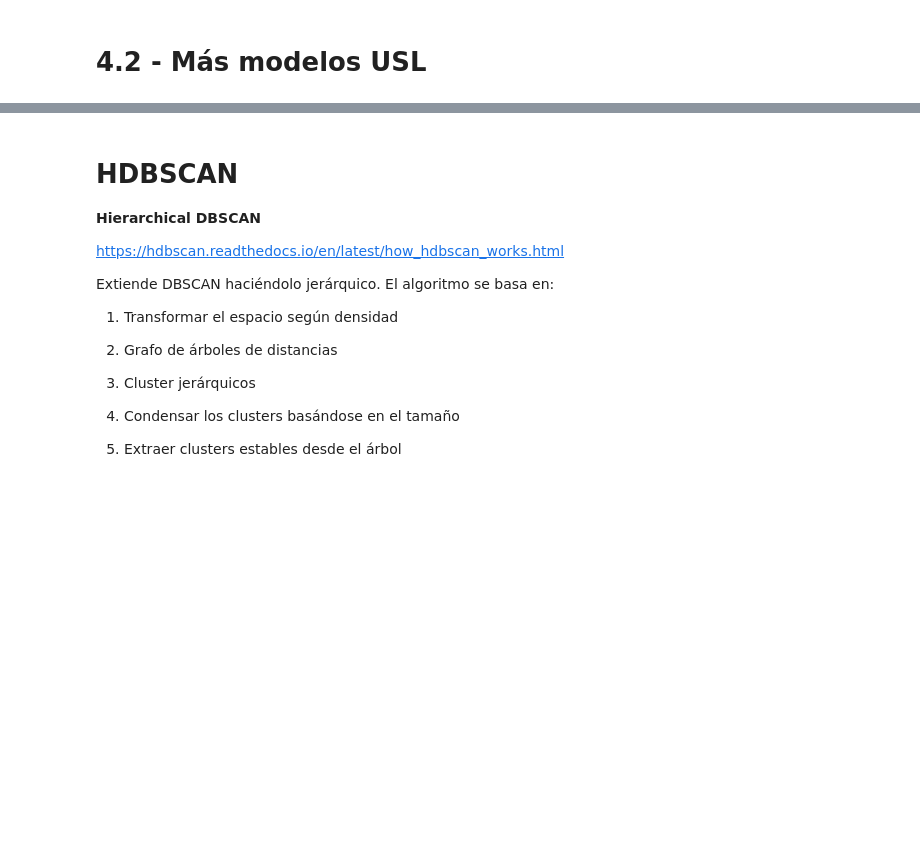
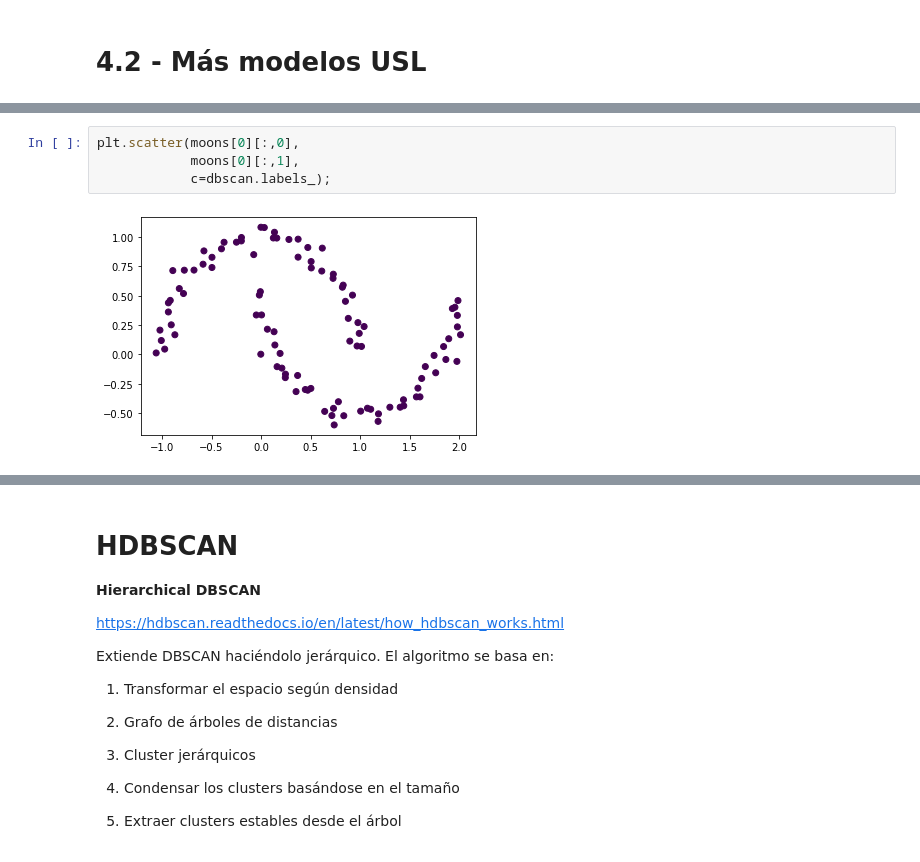
Before and after one commit to Ironhack-Data-Madrid-Mayo-2022/apuntes_clase, a Jupyter notebook: semana_7/4.2 - Mas modelos USL.ipynb, the cells around one changed output, grey strips where cells are left out. Saved outputs shown, nothing was run; the diff lists cells and outputs as text; blank space fills up the shorter version.

```diff
--- a/semana_7/4.2 - Mas modelos USL.ipynb
+++ b/semana_7/4.2 - Mas modelos USL.ipynb
@@ -32,0 +51,6 @@ https://www.naftaliharris.com/blog/visualizing-dbscan-clustering/
+# %%
+plt.scatter(moons[0][:,0],
+            moons[0][:,1],
+            c=dbscan.labels_);
+# %% [output]
+[figure, added]
```
Also changed, not shown: parts of 35 cells of this notebook, 1 other file.
